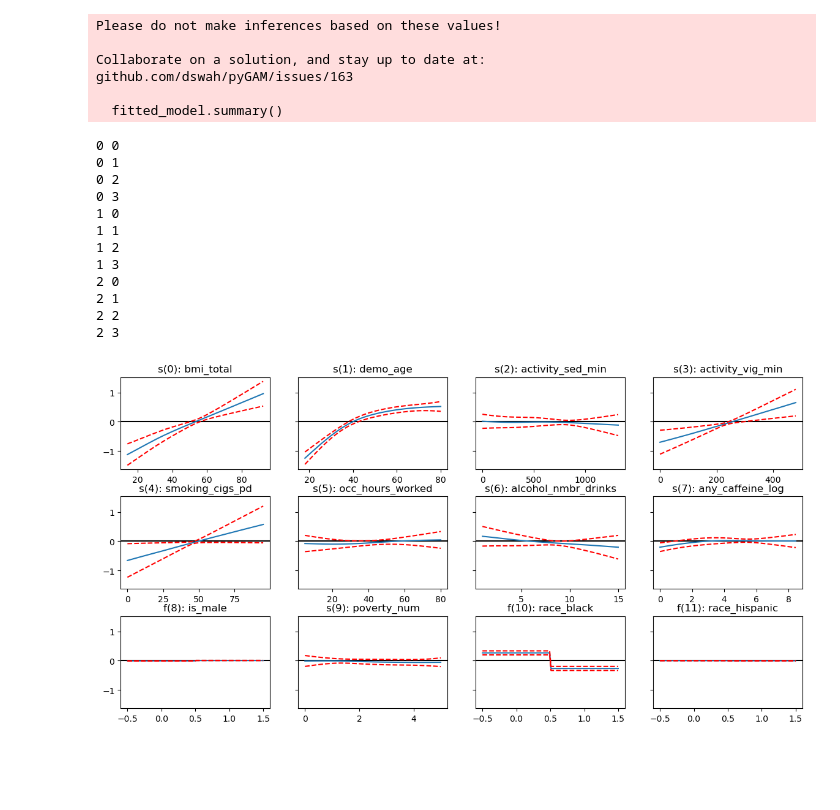
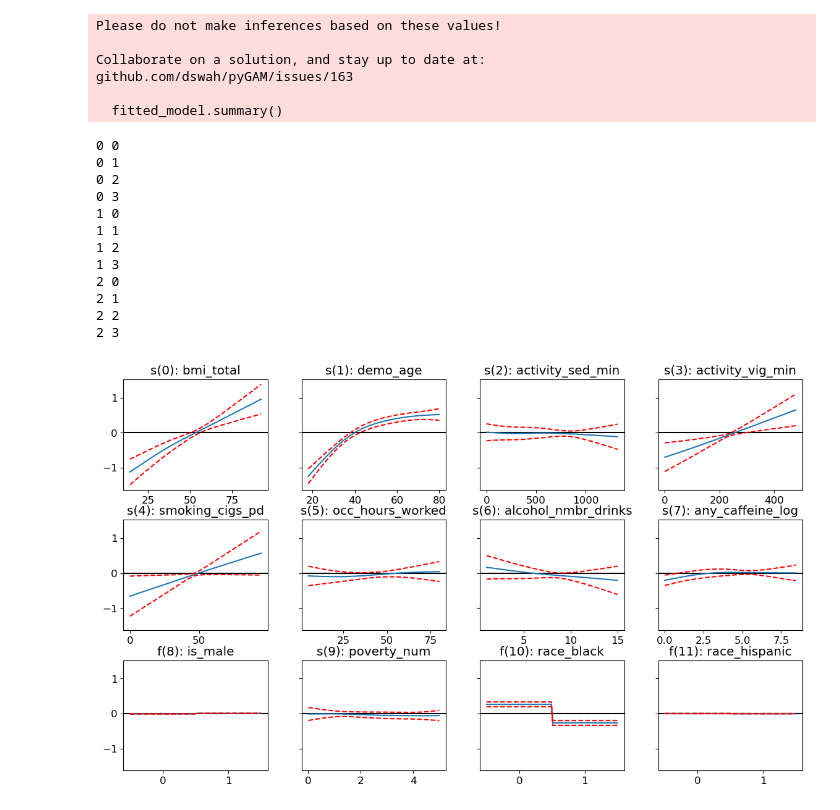
Before and after one commit to mcanearm/YGTBKM, a Jupyter notebook: paper/models/pygam.ipynb, the cells around one changed output. Saved outputs shown, nothing was run; the diff lists cells and outputs as text; code cells hidden in the pictures; blank space fills up the shorter version.

```diff
--- a/paper/models/pygam.ipynb
+++ b/paper/models/pygam.ipynb
@@ -26,6 +26,8 @@ from bayes_opt import BayesianOptimization
 from sklearn.metrics import roc_auc_score, make_scorer
 from sklearn.model_selection import cross_validate, StratifiedKFold
 from sklearn.preprocessing import StandardScaler
+
+plt.rcParams["font.size"]=12
 # %%
 df = pd.read_csv("../data/prepared_data.csv", index_col="SEQN").rename(
     {"any_caffeine.1": "any_caffeine_log"}, axis=1
@@ -283,6 +248,7 @@ github.com/dswah/pyGAM/issues/163
 # %%
 # plt.figure(figsize=(12, 8));
-fig, axs = plt.subplots(3,4, sharey=True, figsize=(12, 6));
+
+fig, axs = plt.subplots(3,4, sharey=True, figsize=(12, 7));
 fig.tight_layout()
 for i, term in enumerate(fitted_model.terms):
     j, k = i//4, i%4
@@ -298,31 +264,31 @@ for i, term in enumerate(fitted_model.terms):
     abbrv_text = {"demo_race_str_black": "race_black", "demo_race_str_hispanic": "race_hispanic"}.get(column, column)
 
     cur_ax.axhline(y=0, color="black")
     cur_ax.plot(XX[:, term.feature], pdep)
     cur_ax.plot(XX[:, term.feature], confi, c='r', ls='--')
     cur_ax.set_title(f"{repr(term)}: {abbrv_text}")
     # cur_ax.title(repr(term))
 
 
     if term.isintercept:
         continue
     # cur_ax.plot(fitted_model.partial_dependence(term=i))
     # axs[j, k].title(term.__repr__())
     # ax.plot(p1)
     # ax.title(i)
 
 plt.show()
 # %% [output]
 0 0
 0 1
 0 2
 0 3
 1 0
 1 1
 1 2
 1 3
 2 0
 2 1
 2 2
 2 3
-[figure, old version]
+[figure, new version]
```
Also changed, not shown: parts of 1 cell of this notebook.
